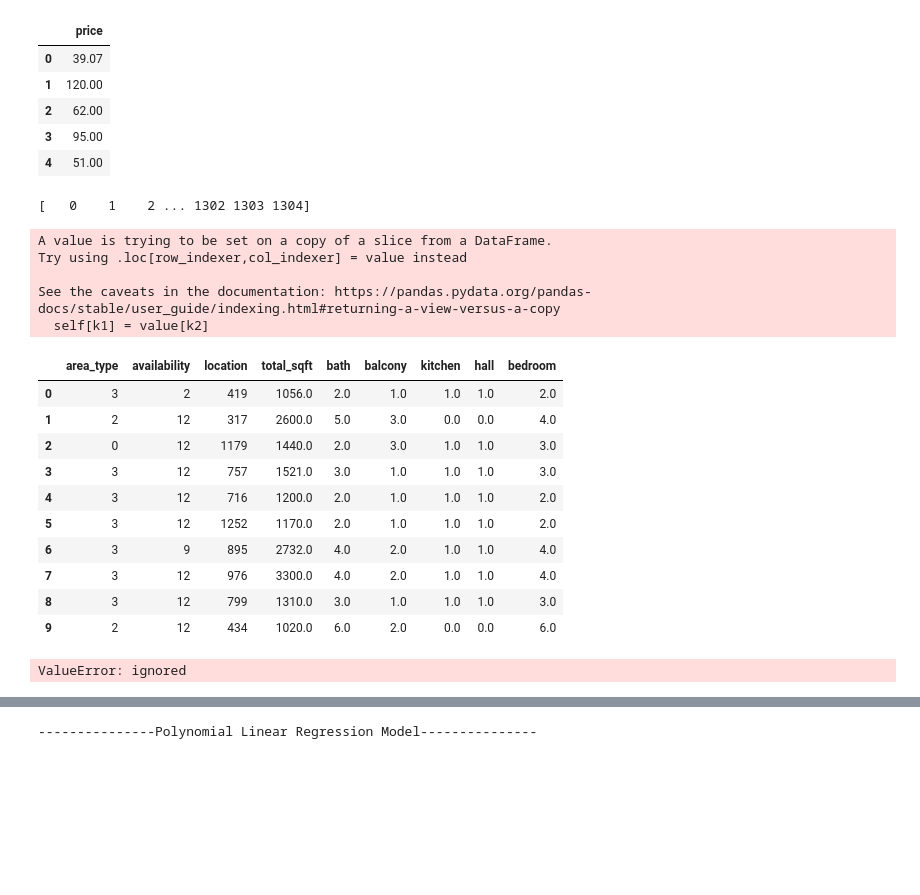
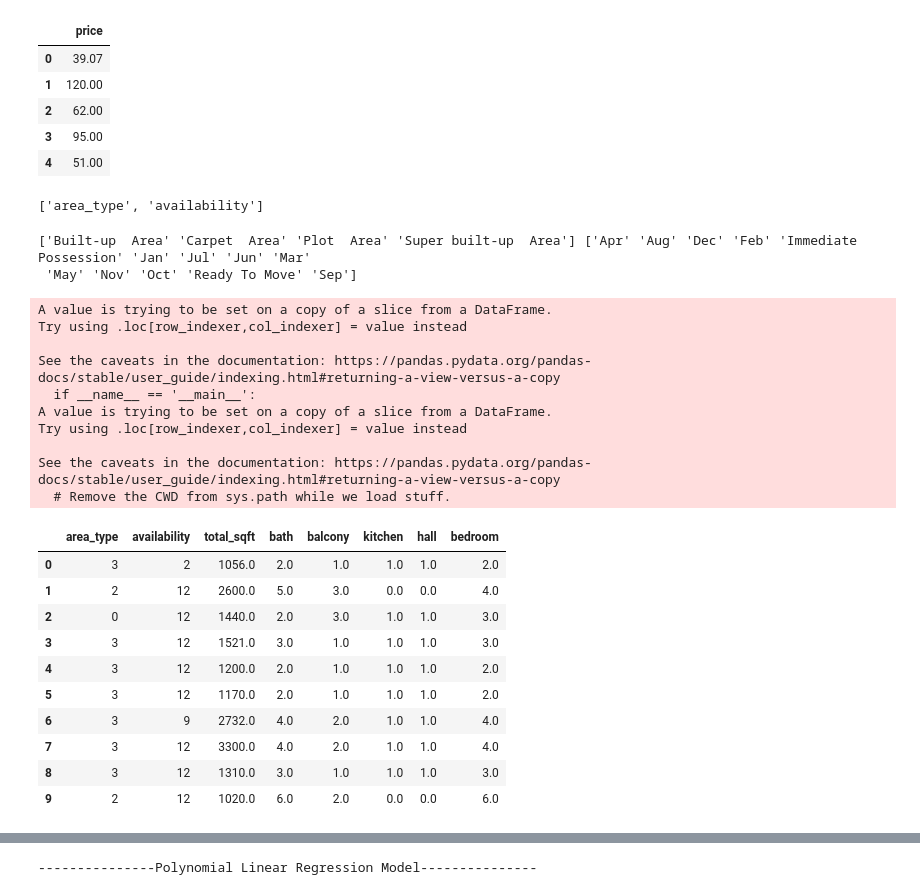
Before and after one commit to abhishakvarshney/Predicting-House-Prices-In-Bengaluru, a Jupyter notebook: Predicting_House_Prices_In_Bengaluru.ipynb, the cells around one changed output, grey strips where cells are left out. Saved outputs shown, nothing was run; the diff lists cells and outputs as text; code cells hidden in the pictures; blank space fills up the shorter version.

```diff
--- a/Predicting_House_Prices_In_Bengaluru.ipynb
+++ b/Predicting_House_Prices_In_Bengaluru.ipynb
@@ -361,33 +342,44 @@ Y.head()
 categorical_feature_mask = X.dtypes==object
 # filter categorical columns using mask and turn it into a list
 categorical_cols = X.columns[categorical_feature_mask].tolist()
-# %%
-le = preprocessing.LabelEncoder()
-# apply le on categorical feature columns
-X[categorical_cols].apply(lambda col: le.fit(col))
-print(le.classes_)
-X[categorical_cols] = X[categorical_cols].apply(lambda col: le.transform(col))
-X.head(10)
-# %% [output]
-[   0    1    2 ... 1302 1303 1304]
-A value is trying to be set on a copy of a slice from a DataFrame.
-Try using .loc[row_indexer,col_indexer] = value instead
-
-See the caveats in the documentation: https://pandas.pydata.org/pandas-docs/stable/user_guide/indexing.html#returning-a-view-versus-a-copy
-  self[k1] = value[k2]
-|  | area_type | availability | location | total_sqft | bath | balcony | kitchen | hall | bedroom |
-| 0 | 3 | 2 | 419 | 1056.0 | 2.0 | 1.0 | 1.0 | 1.0 | 2.0 |
-| 1 | 2 | 12 | 317 | 2600.0 | 5.0 | 3.0 | 0.0 | 0.0 | 4.0 |
-| 2 | 0 | 12 | 1179 | 1440.0 | 2.0 | 3.0 | 1.0 | 1.0 | 3.0 |
-| 3 | 3 | 12 | 757 | 1521.0 | 3.0 | 1.0 | 1.0 | 1.0 | 3.0 |
-| 4 | 3 | 12 | 716 | 1200.0 | 2.0 | 1.0 | 1.0 | 1.0 | 2.0 |
-| 5 | 3 | 12 | 1252 | 1170.0 | 2.0 | 1.0 | 1.0 | 1.0 | 2.0 |
-| 6 | 3 | 9 | 895 | 2732.0 | 4.0 | 2.0 | 1.0 | 1.0 | 4.0 |
-| 7 | 3 | 12 | 976 | 3300.0 | 4.0 | 2.0 | 1.0 | 1.0 | 4.0 |
-| 8 | 3 | 12 | 799 | 1310.0 | 3.0 | 1.0 | 1.0 | 1.0 | 3.0 |
-| 9 | 2 | 12 | 434 | 1020.0 | 6.0 | 2.0 | 0.0 | 0.0 | 6.0 |
-# %%
-X_test[categorical_cols] = X_test[categorical_cols].apply(lambda col: le.transform(col))
-X_test.head(10)
-# %% [output]
-ValueError: ignored
+# %%
+categorical_cols
+# %% [output]
+['area_type', 'availability']
+# %%
+le_area_type = preprocessing.LabelEncoder()
+le_availability = preprocessing.LabelEncoder()
+# le_location = preprocessing.LabelEncoder()
+# apply le on categorical feature columns
+le_area_type.fit(X['area_type'].values)
+le_availability.fit(X['availability'].values)
+# le_location.fit(X['location'].values)
+print(le_area_type.classes_, le_availability.classes_)
+X['area_type'] = le_area_type.transform(X['area_type'])
+X['availability'] = le_availability.transform(X['availability'])
+# X['location'] = le_location.transform(X['location'])
+X.head(10)
+# %% [output]
+['Built-up  Area' 'Carpet  Area' 'Plot  Area' 'Super built-up  Area'] ['Apr' 'Aug' 'Dec' 'Feb' 'Immediate Possession' 'Jan' 'Jul' 'Jun' 'Mar'
+ 'May' 'Nov' 'Oct' 'Ready To Move' 'Sep']
+A value is trying to be set on a copy of a slice from a DataFrame.
+Try using .loc[row_indexer,col_indexer] = value instead
+
+See the caveats in the documentation: https://pandas.pydata.org/pandas-docs/stable/user_guide/indexing.html#returning-a-view-versus-a-copy
+  if __name__ == '__main__':
+A value is trying to be set on a copy of a slice from a DataFrame.
+Try using .loc[row_indexer,col_indexer] = value instead
+
+See the caveats in the documentation: https://pandas.pydata.org/pandas-docs/stable/user_guide/indexing.html#returning-a-view-versus-a-copy
+  # Remove the CWD from sys.path while we load stuff.
+|  | area_type | availability | total_sqft | bath | balcony | kitchen | hall | bedroom |
+| 0 | 3 | 2 | 1056.0 | 2.0 | 1.0 | 1.0 | 1.0 | 2.0 |
+| 1 | 2 | 12 | 2600.0 | 5.0 | 3.0 | 0.0 | 0.0 | 4.0 |
+| 2 | 0 | 12 | 1440.0 | 2.0 | 3.0 | 1.0 | 1.0 | 3.0 |
+| 3 | 3 | 12 | 1521.0 | 3.0 | 1.0 | 1.0 | 1.0 | 3.0 |
+| 4 | 3 | 12 | 1200.0 | 2.0 | 1.0 | 1.0 | 1.0 | 2.0 |
+| 5 | 3 | 12 | 1170.0 | 2.0 | 1.0 | 1.0 | 1.0 | 2.0 |
+| 6 | 3 | 9 | 2732.0 | 4.0 | 2.0 | 1.0 | 1.0 | 4.0 |
+| 7 | 3 | 12 | 3300.0 | 4.0 | 2.0 | 1.0 | 1.0 | 4.0 |
+| 8 | 3 | 12 | 1310.0 | 3.0 | 1.0 | 1.0 | 1.0 | 3.0 |
+| 9 | 2 | 12 | 1020.0 | 6.0 | 2.0 | 0.0 | 0.0 | 6.0 |
```
Also changed, not shown: parts of 24 cells of this notebook.
